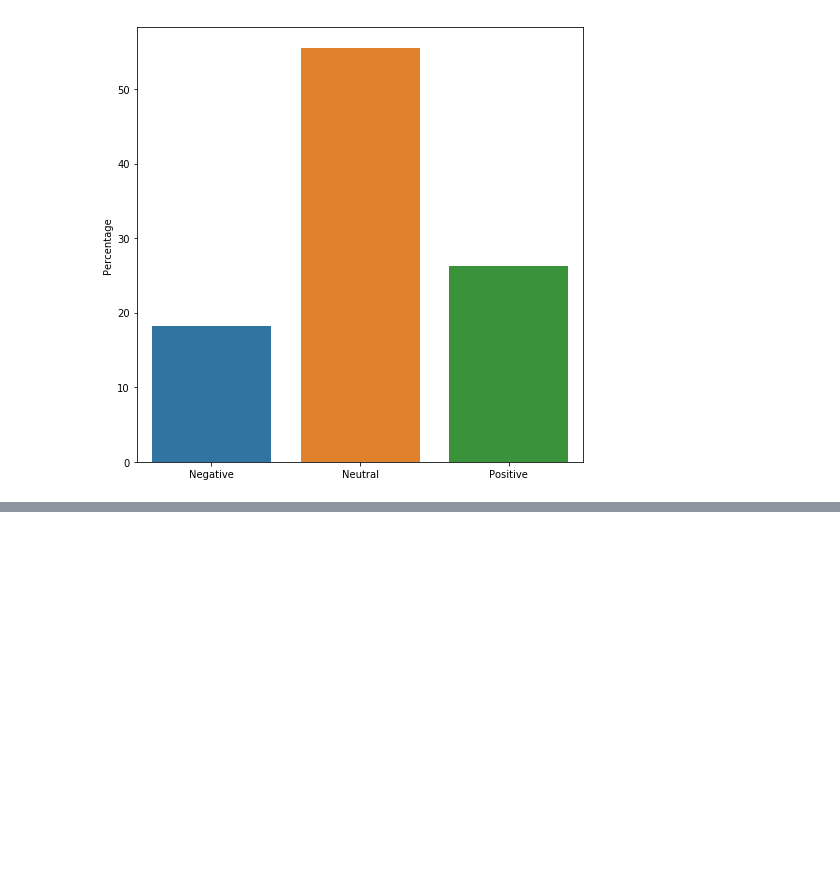
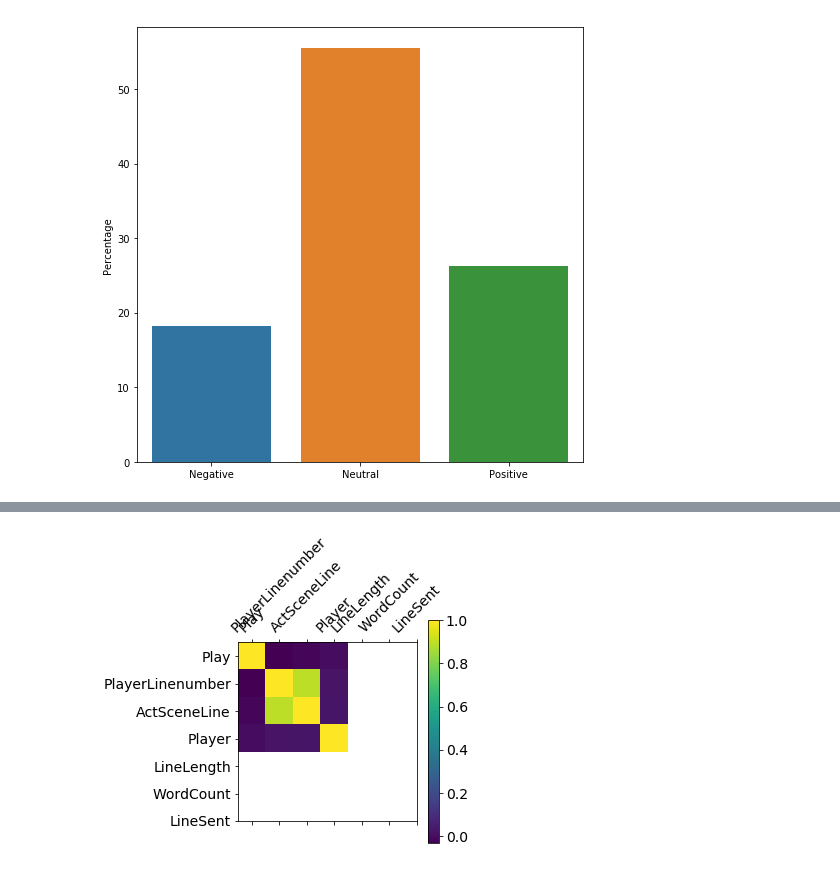
Before and after one commit to giordan12/tobeornottobe, a Jupyter notebook: castro_project2.ipynb, the cells around one changed output, grey strips where cells are left out. Drawn from its saved outputs; the diff is of its cells as text; code cells hidden in the pictures; blank space fills up the shorter version.

```diff
--- a/castro_project2.ipynb
+++ b/castro_project2.ipynb
@@ -329,0 +503,2 @@ plt.show()
+# %%
+ready_df = shakes_df.drop(['PlayerLine'], axis=1).copy()
@@ -329,0 +514,9 @@ plt.show()
+# %%
+plt.matshow(ready_df.corr())
+plt.xticks(range(ready_df.shape[1]), ready_df.columns, fontsize=14, rotation=45)
+plt.yticks(range(ready_df.shape[1]), ready_df.columns, fontsize=14)
+cb = plt.colorbar()
+cb.ax.tick_params(labelsize=14)
+plt.show()
+# %% [output]
+[figure, added]
```
Also changed, not shown: parts of 66 cells of this notebook.
